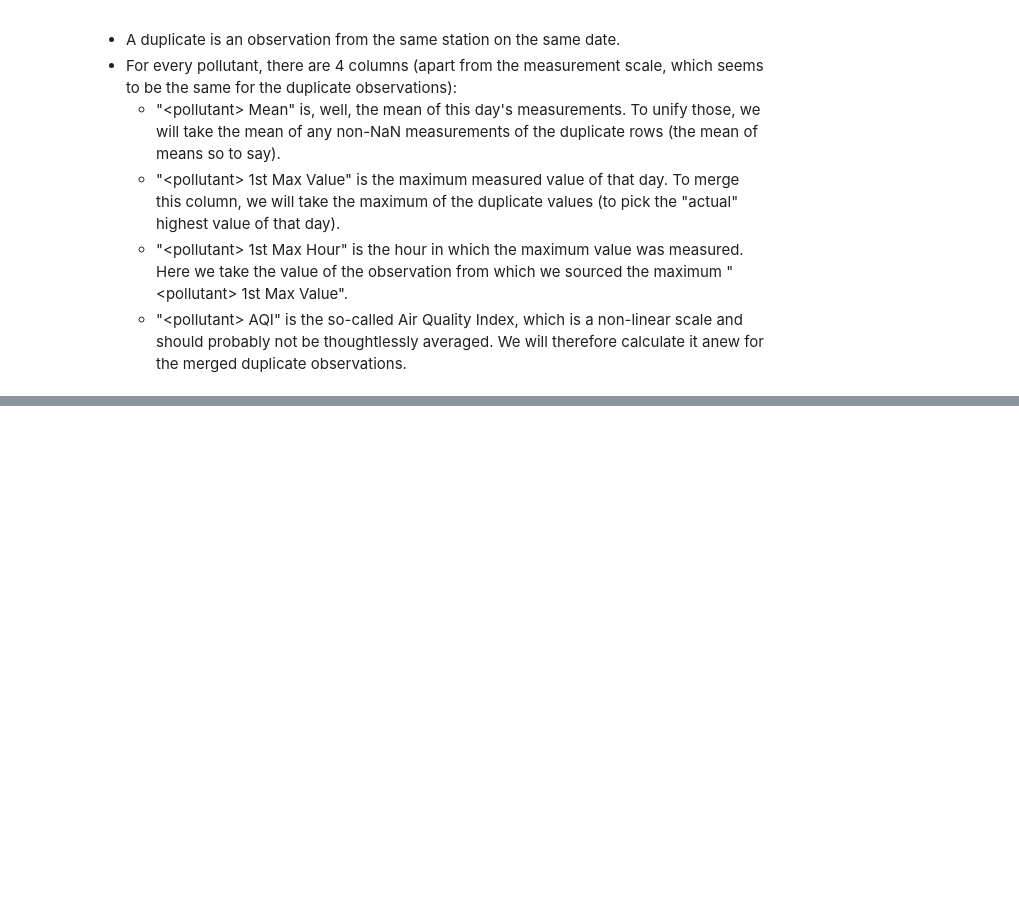
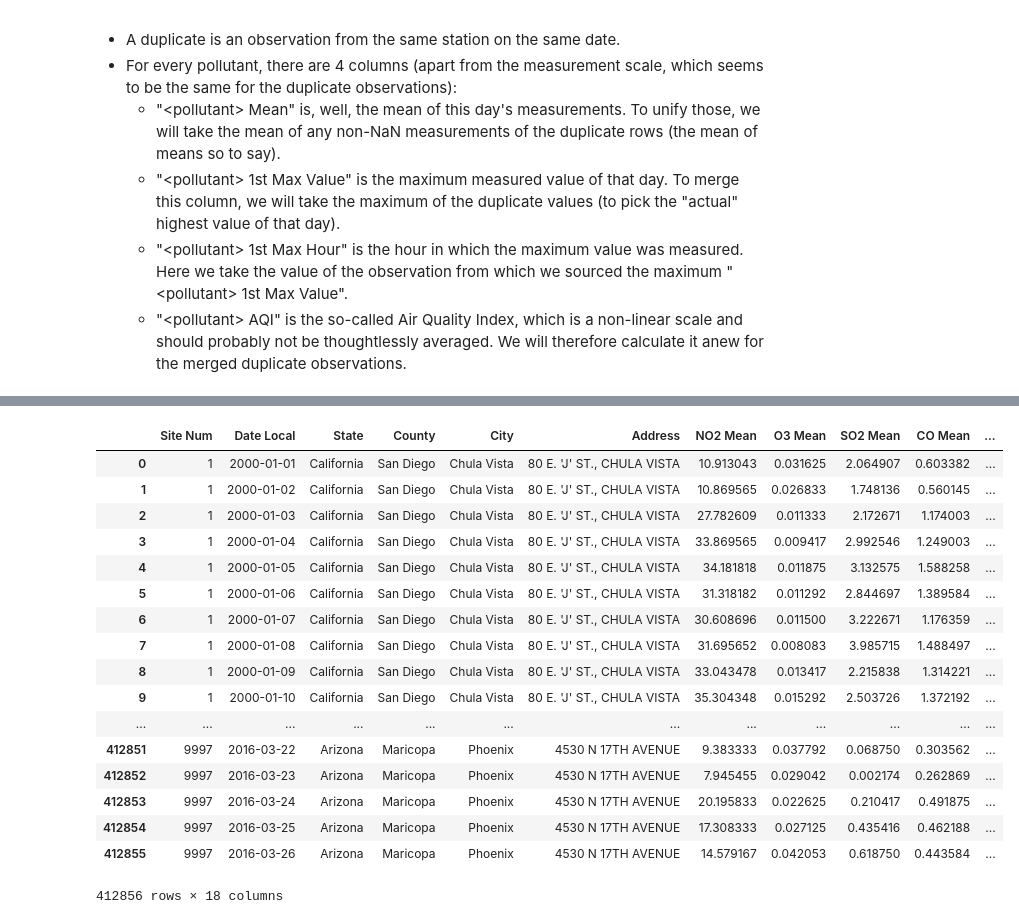
Before and after one commit to fionasi/dp1_pollution, a Jupyter notebook: pollution.ipynb, the cells around one changed output, grey strips where cells are left out. Drawn from its saved outputs; the diff is of its cells as text; code cells hidden in the pictures; blank space fills up the shorter version.

```diff
--- a/pollution.ipynb
+++ b/pollution.ipynb
@@ -24,0 +37,16 @@ HOWEVER, there are lots of duplicates! For example, there are 4 observations for
+# %%
+import numpy as np
+
+pollutants = ['NO2', 'O3', 'SO2', 'CO']
+
+print('Site Nums with negative values in the mean columns:')
+for pollutant in pollutants:
+    print('{} Mean'.format(pollutant))
+    print(pollution[pollution['{} Mean'.format(pollutant)] < 0].groupby(['Site Num']).groups.keys())
+
+print('Total distinct Site Nums in the whole dataset for reference:')
+print(pollution['Site Num'].nunique())
+
+for pollutant in pollutants:
+    row_index = pollution['{} Mean'.format(pollutant)] < 0
+    pollution.loc[row_index, '{} Mean'.format(pollutant)] = np.nan
@@ -38,7 +78,9 @@ To deal with them, we shall use the following strategy:
 
 # The most efficient solution was coupling the two values into a tuple column,
 # max-aggregating this column and then splitting it back up into two separate columns
-for pollutant in ['NO2', 'O3', 'SO2', 'CO']:
+pollutants = ['NO2', 'O3', 'SO2', 'CO']
+
+for pollutant in pollutants:
     pollution[pollutant + ' Zipped'] = list(zip(pollution[pollutant + ' 1st Max Value'], pollution[pollutant + ' 1st Max Hour']))
 
 # Group by all the non-pollutant columns and aggregate all but the AQI
@@ -73,4 +102,23 @@ for pollutant in ['NO2', 'O3', 'SO2', 'CO']:
 # %%
 # Drop the tibble-columns, they are no longer needed
 pollution_dedup.drop(['NO2 Zipped', 'O3 Zipped', 'SO2 Zipped', 'CO Zipped'], axis=1, inplace=True)
-pollution_dedup.reset_index(inplace=True)
+pollution_dedup
+# %% [output]
+|  | Site Num | Date Local | State | County | City | Address | NO2 Mean | O3 Mean | SO2 Mean | CO Mean | ... |
+| 0 | 1 | 2000-01-01 | California | San Diego | Chula Vista | 80 E. 'J' ST., CHULA VISTA | 10.913043 | 0.031625 | 2.064907 | 0.603382 | ... |
+| 1 | 1 | 2000-01-02 | California | San Diego | Chula Vista | 80 E. 'J' ST., CHULA VISTA | 10.869565 | 0.026833 | 1.748136 | 0.560145 | ... |
+| 2 | 1 | 2000-01-03 | California | San Diego | Chula Vista | 80 E. 'J' ST., CHULA VISTA | 27.782609 | 0.011333 | 2.172671 | 1.174003 | ... |
+| 3 | 1 | 2000-01-04 | California | San Diego | Chula Vista | 80 E. 'J' ST., CHULA VISTA | 33.869565 | 0.009417 | 2.992546 | 1.249003 | ... |
+| 4 | 1 | 2000-01-05 | California | San Diego | Chula Vista | 80 E. 'J' ST., CHULA VISTA | 34.181818 | 0.011875 | 3.132575 | 1.588258 | ... |
+| 5 | 1 | 2000-01-06 | California | San Diego | Chula Vista | 80 E. 'J' ST., CHULA VISTA | 31.318182 | 0.011292 | 2.844697 | 1.389584 | ... |
+| 6 | 1 | 2000-01-07 | California | San Diego | Chula Vista | 80 E. 'J' ST., CHULA VISTA | 30.608696 | 0.011500 | 3.222671 | 1.176359 | ... |
+| 7 | 1 | 2000-01-08 | California | San Diego | Chula Vista | 80 E. 'J' ST., CHULA VISTA | 31.695652 | 0.008083 | 3.985715 | 1.488497 | ... |
+| 8 | 1 | 2000-01-09 | California | San Diego | Chula Vista | 80 E. 'J' ST., CHULA VISTA | 33.043478 | 0.013417 | 2.215838 | 1.314221 | ... |
+| 9 | 1 | 2000-01-10 | California | San Diego | Chula Vista | 80 E. 'J' ST., CHULA VISTA | 35.304348 | 0.015292 | 2.503726 | 1.372192 | ... |
+| ... | ... | ... | ... | ... | ... | ... | ... | ... | ... | ... | ... |
+| 412851 | 9997 | 2016-03-22 | Arizona | Maricopa | Phoenix | 4530 N 17TH AVENUE | 9.383333 | 0.037792 | 0.068750 | 0.303562 | ... |
+| 412852 | 9997 | 2016-03-23 | Arizona | Maricopa | Phoenix | 4530 N 17TH AVENUE | 7.945455 | 0.029042 | 0.002174 | 0.262869 | ... |
+| 412853 | 9997 | 2016-03-24 | Arizona | Maricopa | Phoenix | 4530 N 17TH AVENUE | 20.195833 | 0.022625 | 0.210417 | 0.491875 | ... |
+| 412854 | 9997 | 2016-03-25 | Arizona | Maricopa | Phoenix | 4530 N 17TH AVENUE | 17.308333 | 0.027125 | 0.435416 | 0.462188 | ... |
+| 412855 | 9997 | 2016-03-26 | Arizona | Maricopa | Phoenix | 4530 N 17TH AVENUE | 14.579167 | 0.042053 | 0.618750 | 0.443584 | ... |
+412856 rows × 18 columns
```
Also changed, not shown: parts of 13 cells of this notebook.
